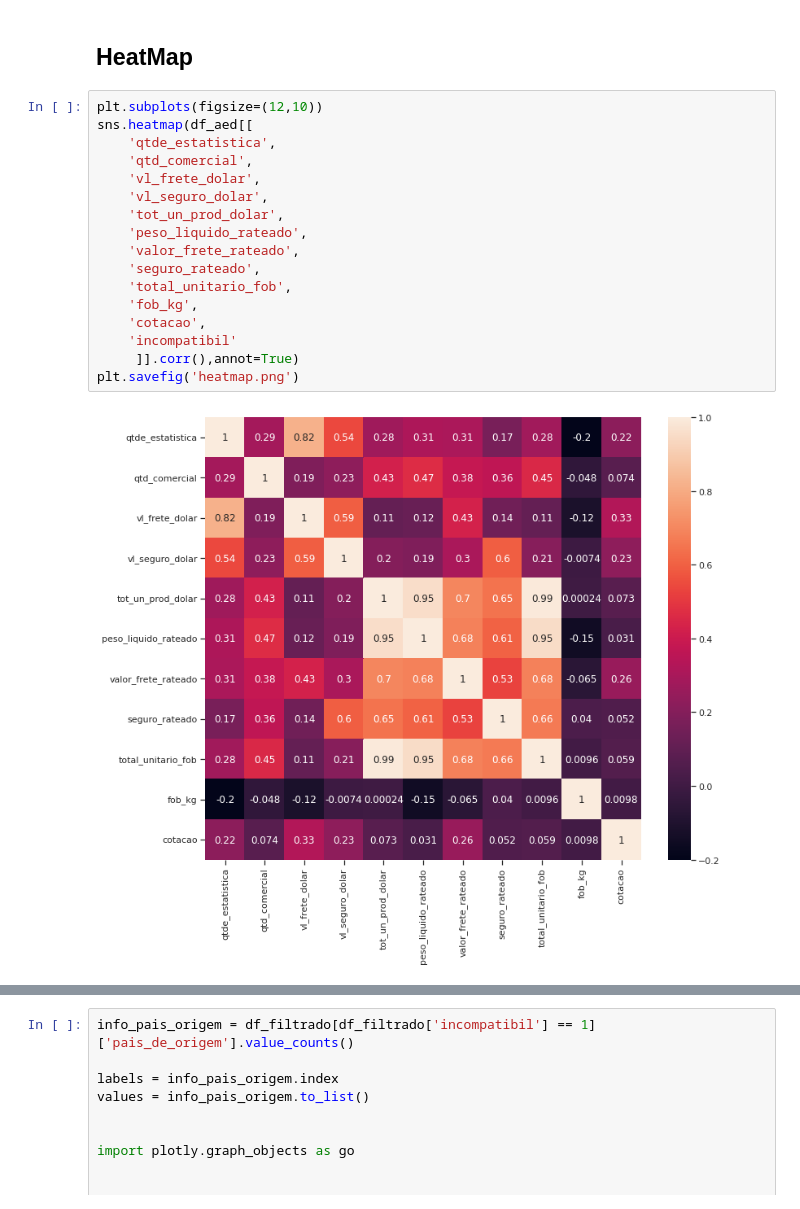
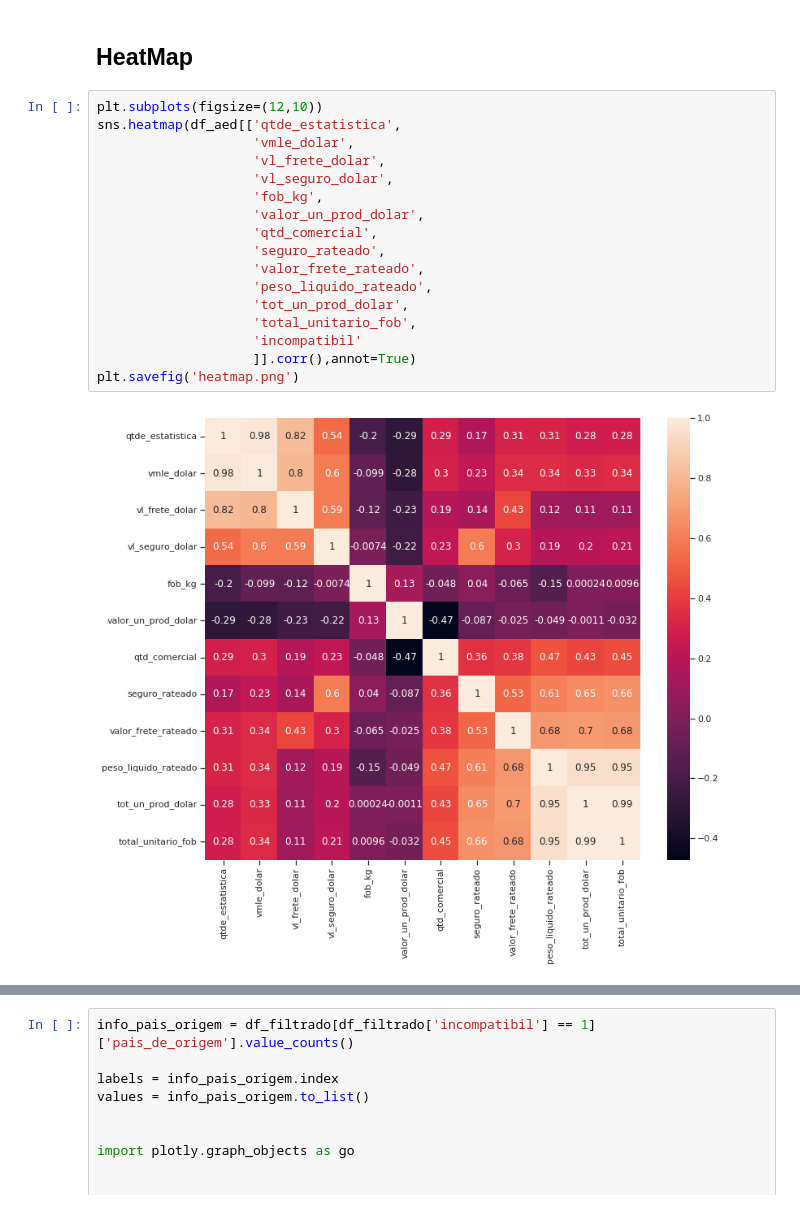
Before and after one commit to Mastroiani/TCC, a Jupyter notebook: TTOAED.ipynb, the cells around one changed output, grey strips where cells are left out. Saved outputs shown, nothing was run; the diff lists cells and outputs as text.

```diff
--- a/TTOAED.ipynb
+++ b/TTOAED.ipynb
@@ -977,22 +980,22 @@ plt.savefig('relacao_variaveis.png')
 <h2>HeatMap</h2>
 # %%
 plt.subplots(figsize=(12,10))
-sns.heatmap(df_aed[[
-    'qtde_estatistica',
-    'qtd_comercial',
-    'vl_frete_dolar',
-    'vl_seguro_dolar',
-    'tot_un_prod_dolar',
-    'peso_liquido_rateado',
-    'valor_frete_rateado',
-    'seguro_rateado',
-    'total_unitario_fob',
-    'fob_kg',
-    'cotacao',
-    'incompatibil'
-     ]].corr(),annot=True)
+sns.heatmap(df_aed[['qtde_estatistica',
+                    'vmle_dolar',
+                    'vl_frete_dolar',
+                    'vl_seguro_dolar',
+                    'fob_kg',
+                    'valor_un_prod_dolar',
+                    'qtd_comercial',
+                    'seguro_rateado',
+                    'valor_frete_rateado',
+                    'peso_liquido_rateado',
+                    'tot_un_prod_dolar',
+                    'total_unitario_fob',
+                    'incompatibil'
+                    ]].corr(),annot=True)
 plt.savefig('heatmap.png')
 # %% [output]
-[figure, old version]
+[figure, new version]
 # %%
 plt.subplots(figsize=(12,10))
```
Also changed, not shown: parts of 14 cells of this notebook.
